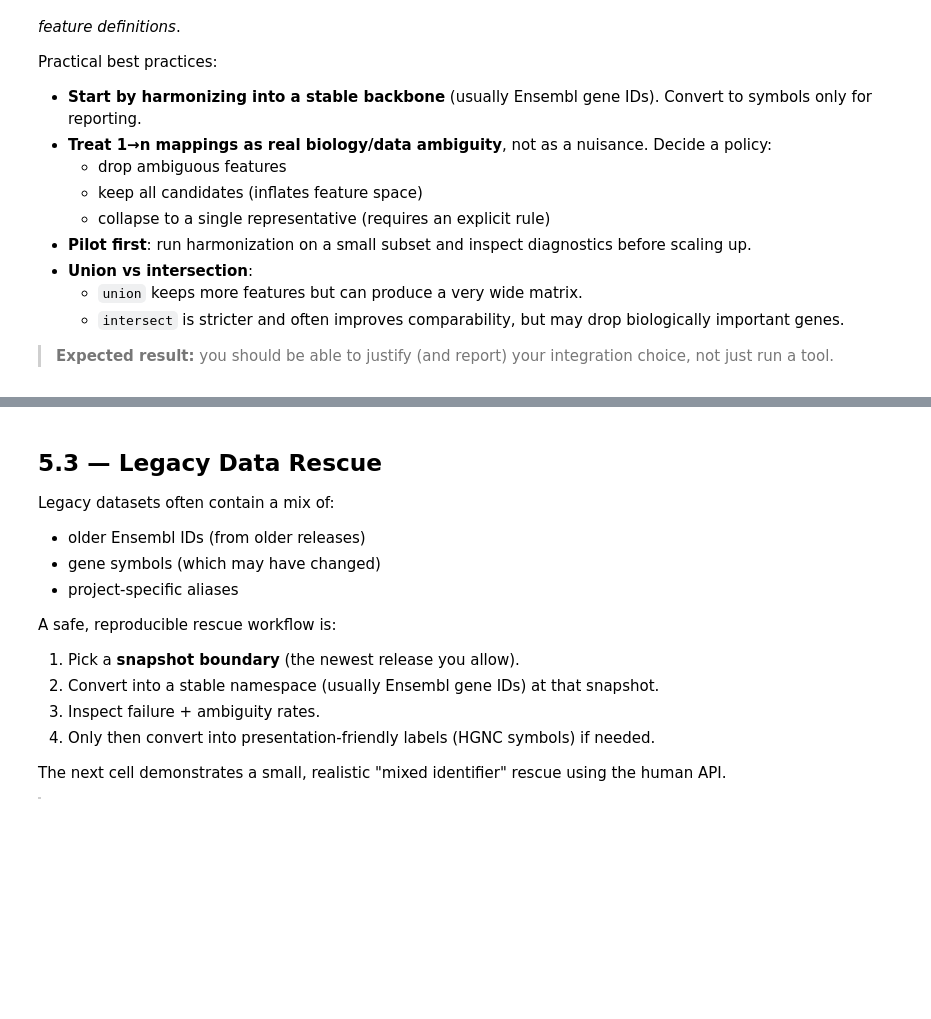
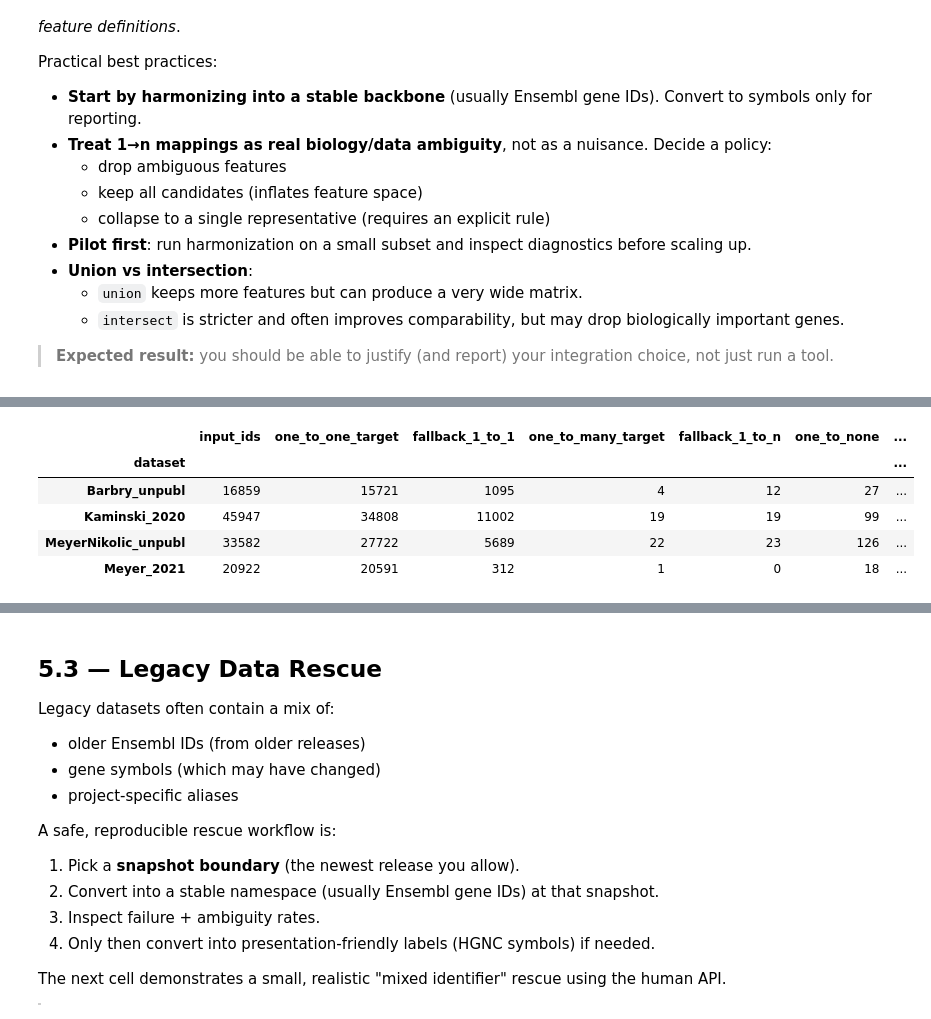
Before and after one commit to theislab/idtrack, a Jupyter notebook: docs/_notebooks/05_tutorial_harmonization.ipynb, the cells around one changed output, grey strips where cells are left out. Cells and saved outputs as stored; diff of their text form; code cells hidden in the pictures; blank space fills up the shorter version.

```diff
--- a/docs/_notebooks/05_tutorial_harmonization.ipynb
+++ b/docs/_notebooks/05_tutorial_harmonization.ipynb
@@ -195,0 +259,14 @@ else:
+# %%
+rows = []
+for study, paths in hlca_adata_dict.items():
+    for p in paths:
+        rows.append({'study': study, 'file': os.path.basename(p), 'path': p, 'exists': os.path.exists(p)})
+
+hlca_path_status = pd.DataFrame(rows)
+missing = hlca_path_status[~hlca_path_status['exists']].copy()
+
+print(f"HLCA files in curated list: {len(hlca_path_status)}")
+print(f"Missing files: {len(missing)}")
+
+if not missing.empty:
+    missing.sort_values(['study', 'file'])
@@ -427,0 +396,72 @@ The code below is commented out by default because a full HLCA run can take a lo
+# %%
+# Per-dataset conversion summary (HGNC target)
+
+if 'harmonizer_hlca' not in globals() or harmonizer_hlca is None:
+    print('HLCA harmonizer not created; run section 5.2.4 first.')
+else:
+    matchings_by_dataset = harmonizer_hlca.get_idtrack_matchings_for_all_datasets()
+
+    def _summarize_matchings(matchings: list[dict]) -> dict[str, int]:
+        c = {
+            'input_ids': 0,
+            'one_to_one': 0,
+            'one_to_many': 0,
+            'one_to_none': 0,
+            'fallback_1_to_1': 0,
+            'fallback_1_to_n': 0,
+        }
+
+        for m in matchings:
+            c['input_ids'] += 1
+
+            if m.get('no_corresponding') or m.get('no_conversion'):
+                c['one_to_none'] += 1
+                continue
+
+            target_ids = m.get('target_id', [])
+            n_targets = len(target_ids)
+
+            if n_targets == 1:
+                c['one_to_one'] += 1
+                if m.get('no_target'):
+                    c['fallback_1_to_1'] += 1
+            elif n_targets > 1:
+                c['one_to_many'] += 1
+                if m.get('no_target'):
+                    c['fallback_1_to_n'] += 1
+            else:
+                # Defensive fallback: treat empty target list as 1→0
+                c['one_to_none'] += 1
+
+        return c
+
+    rows = []
+    for dataset, matchings in matchings_by_dataset.items():
+        s = _summarize_matchings(matchings)
+        rows.append({'dataset': dataset, **s})
+
+    df = pd.DataFrame(rows).set_index('dataset').sort_index()
+    df['one_to_one_target'] = df['one_to_one'] - df['fallback_1_to_1']
+    df['one_to_many_target'] = df['one_to_many'] - df['fallback_1_to_n']
+    df['success_rate'] = (df['one_to_one'] + df['one_to_many']) / df['input_ids']
+    df['failure_rate'] = df['one_to_none'] / df['input_ids']
+
+    # Keep the tutorial table compact
+    df = df[[
+        'input_ids',
+        'one_to_one_target',
+        'fallback_1_to_1',
+        'one_to_many_target',
+        'fallback_1_to_n',
+        'one_to_none',
+        'success_rate',
+        'failure_rate',
+    ]]
+    display(df)
+# %% [output]
+|  | input_ids | one_to_one_target | fallback_1_to_1 | one_to_many_target | fallback_1_to_n | one_to_none | ... |
+| dataset |  |  |  |  |  |  | ... |
+| Barbry_unpubl | 16859 | 15721 | 1095 | 4 | 12 | 27 | ... |
+| Kaminski_2020 | 45947 | 34808 | 11002 | 19 | 19 | 99 | ... |
+| MeyerNikolic_unpubl | 33582 | 27722 | 5689 | 22 | 23 | 126 | ... |
+| Meyer_2021 | 20922 | 20591 | 312 | 1 | 0 | 18 | ... |
```
Also changed, not shown: parts of 40 cells of this notebook, 27 other files.
